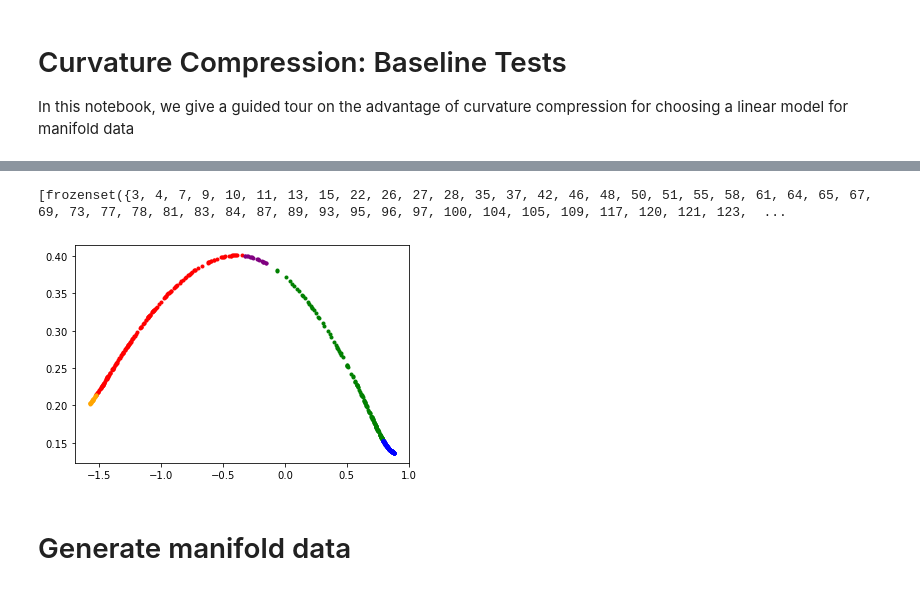
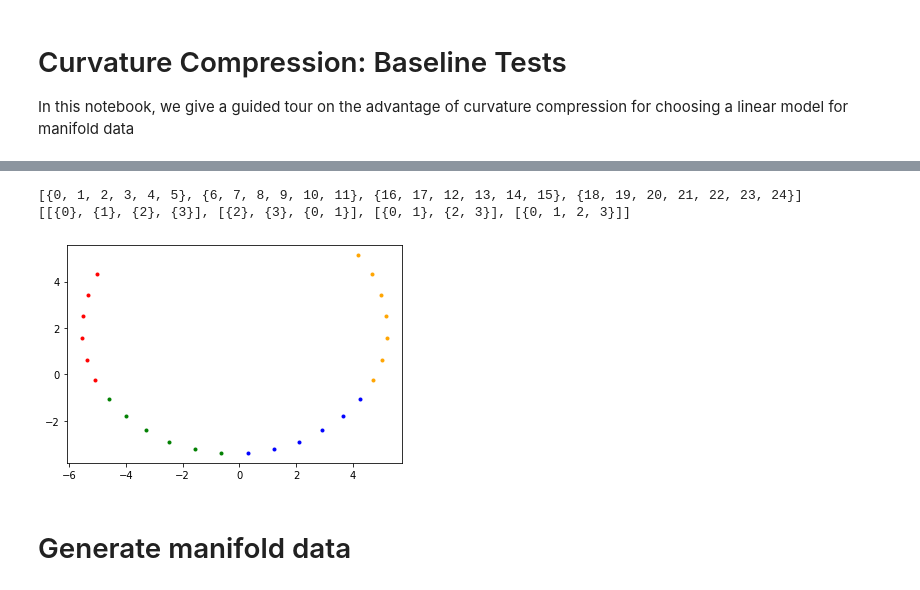
Before and after one commit to michael-psenka/manifold-linearization, a Jupyter notebook: test_files/cc_test.ipynb, the cells around one changed output, grey strips where cells are left out. Saved outputs shown, nothing was run; the diff lists cells and outputs as text; code cells hidden in the pictures.

```diff
--- a/test_files/cc_test.ipynb
+++ b/test_files/cc_test.ipynb
@@ -33,23 +28,25 @@ print(X.shape)
 torch.Size([2, 500])
 # %%
-ind = find_patches.find_patches(X)
+ind, merge_path = find_patches.find_patches_and_merge_path(X, k=5)
 print(ind)
+print(merge_path)
 # %% [output]
-[frozenset({3, 4, 7, 9, 10, 11, 13, 15, 22, 26, 27, 28, 35, 37, 42, 46, 48, 50, 51, 55, 58, 61, 64, 65, 67, 69, 73, 77, 78, 81, 83, 84, 87, 89, 93, 95, 96, 97, 100, 104, 105, 109, 117, 120, 121, 123,  ...
+[{0, 1, 2, 3, 4, 5}, {6, 7, 8, 9, 10, 11}, {16, 17, 12, 13, 14, 15}, {18, 19, 20, 21, 22, 23, 24}]
+[[{0}, {1}, {2}, {3}], [{2}, {3}, {0, 1}], [{0, 1}, {2, 3}], [{0, 1, 2, 3}]]
 # %%
 ind1 = np.array([x for x in ind[0]])
 plt.plot(X[0,ind1], X[1,ind1], '.', c='r')
 ind2 = np.array([x for x in ind[1]])
 plt.plot(X[0,ind2], X[1,ind2],'.', c='g')
 ind3 = np.array([x for x in ind[2]])
 plt.plot(X[0,ind3], X[1,ind3],'.', c='b')
 ind4 = np.array([x for x in ind[3]])
 plt.plot(X[0,ind4], X[1,ind4],'.', c='orange')
-ind5 = np.array([x for x in ind[4]])
-plt.plot(X[0,ind5], X[1,ind5],'.', c='purple')
+# ind5 = np.array([x for x in ind[4]])
+# plt.plot(X[0,ind5], X[1,ind5],'.', c='purple')
 plt.show()
 # %% [output]
-[figure, old version]
+[figure, new version]
 # %%
 hi = Manifold(D=3, d=2, curvature=1, n_basis=20)
 X = hi.generateSample(N=50000, uniform=True)
```
Also changed, not shown: parts of 7 cells of this notebook, 1 other file.
